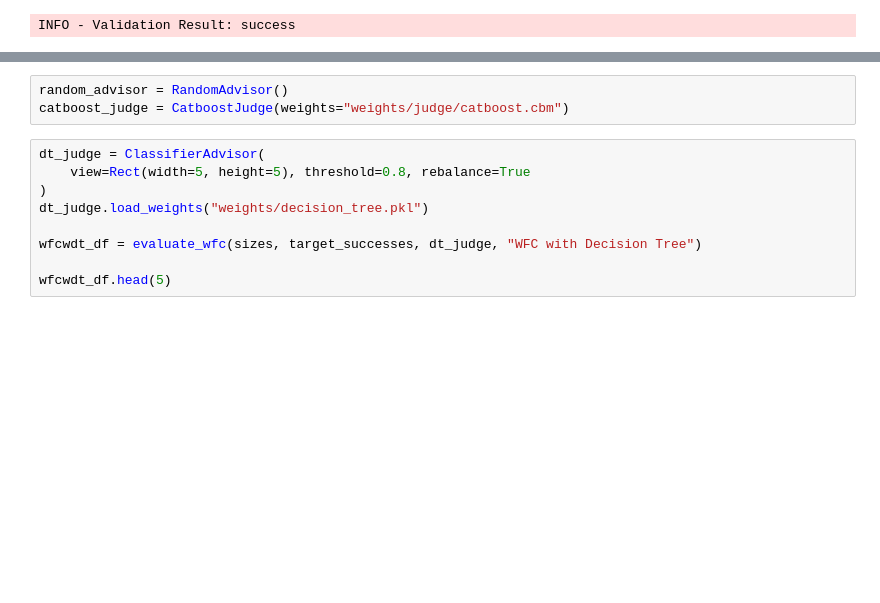
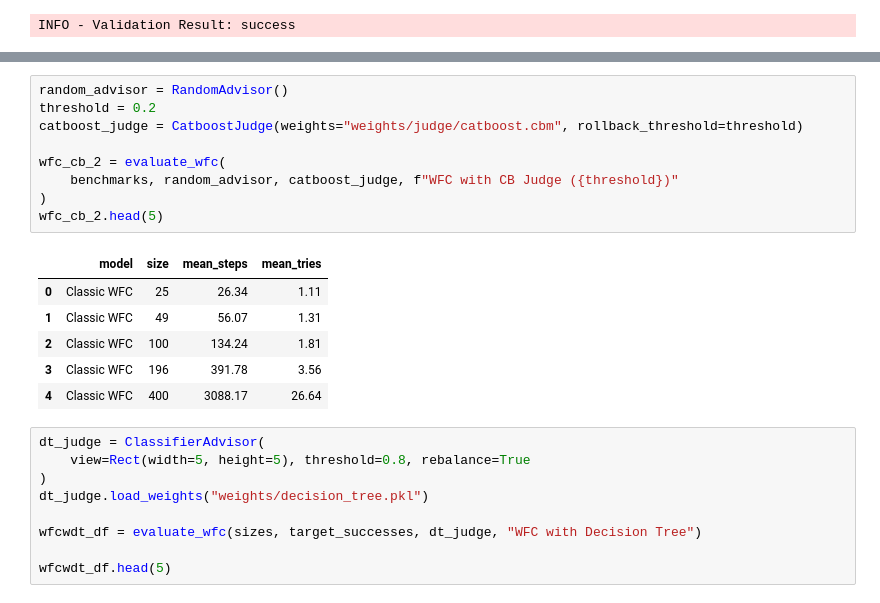
Before and after one commit to evlko/WFCWML, a Jupyter notebook: notebooks/performance.ipynb, the cells around one changed output, grey strips where cells are left out. Cells and saved outputs as stored; diff of their text form; blank space fills up the shorter version.

```diff
--- a/notebooks/performance.ipynb
+++ b/notebooks/performance.ipynb
@@ -78,6 +110,19 @@ KeyboardInterrupt:
 # %%
 random_advisor = RandomAdvisor()
-catboost_judge = CatboostJudge(weights="weights/judge/catboost.cbm")
+threshold = 0.2
+catboost_judge = CatboostJudge(weights="weights/judge/catboost.cbm", rollback_threshold=threshold)
+
+wfc_cb_2 = evaluate_wfc(
+    benchmarks, random_advisor, catboost_judge, f"WFC with CB Judge ({threshold})"
+)
+wfc_cb_2.head(5)
+# %% [output]
+|  | model | size | mean_steps | mean_tries |
+| 0 | Classic WFC | 25 | 26.34 | 1.11 |
+| 1 | Classic WFC | 49 | 56.07 | 1.31 |
+| 2 | Classic WFC | 100 | 134.24 | 1.81 |
+| 3 | Classic WFC | 196 | 391.78 | 3.56 |
+| 4 | Classic WFC | 400 | 3088.17 | 26.64 |
 # %%
 dt_judge = ClassifierAdvisor(
     view=Rect(width=5, height=5), threshold=0.8, rebalance=True
```
Also changed, not shown: parts of 9 cells of this notebook, 1 other file.
